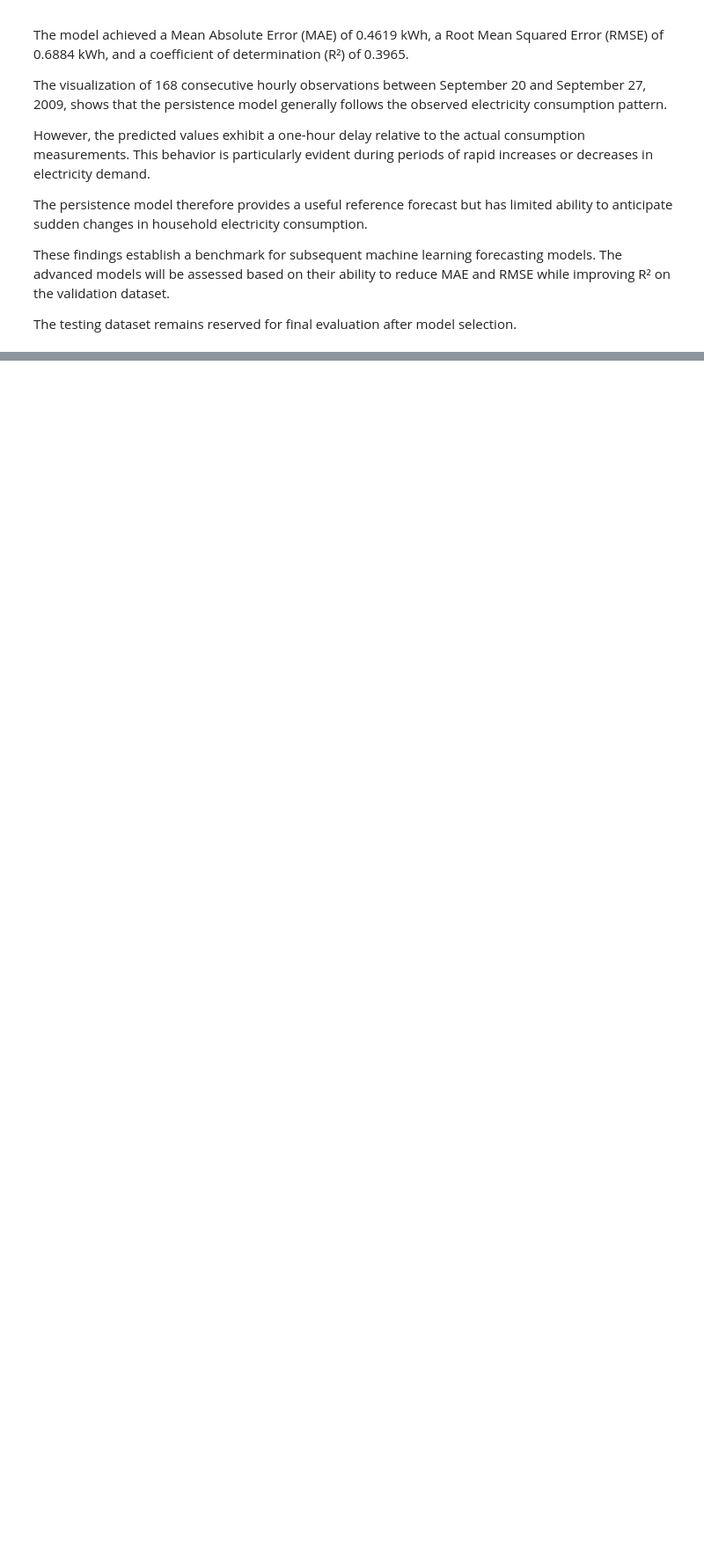
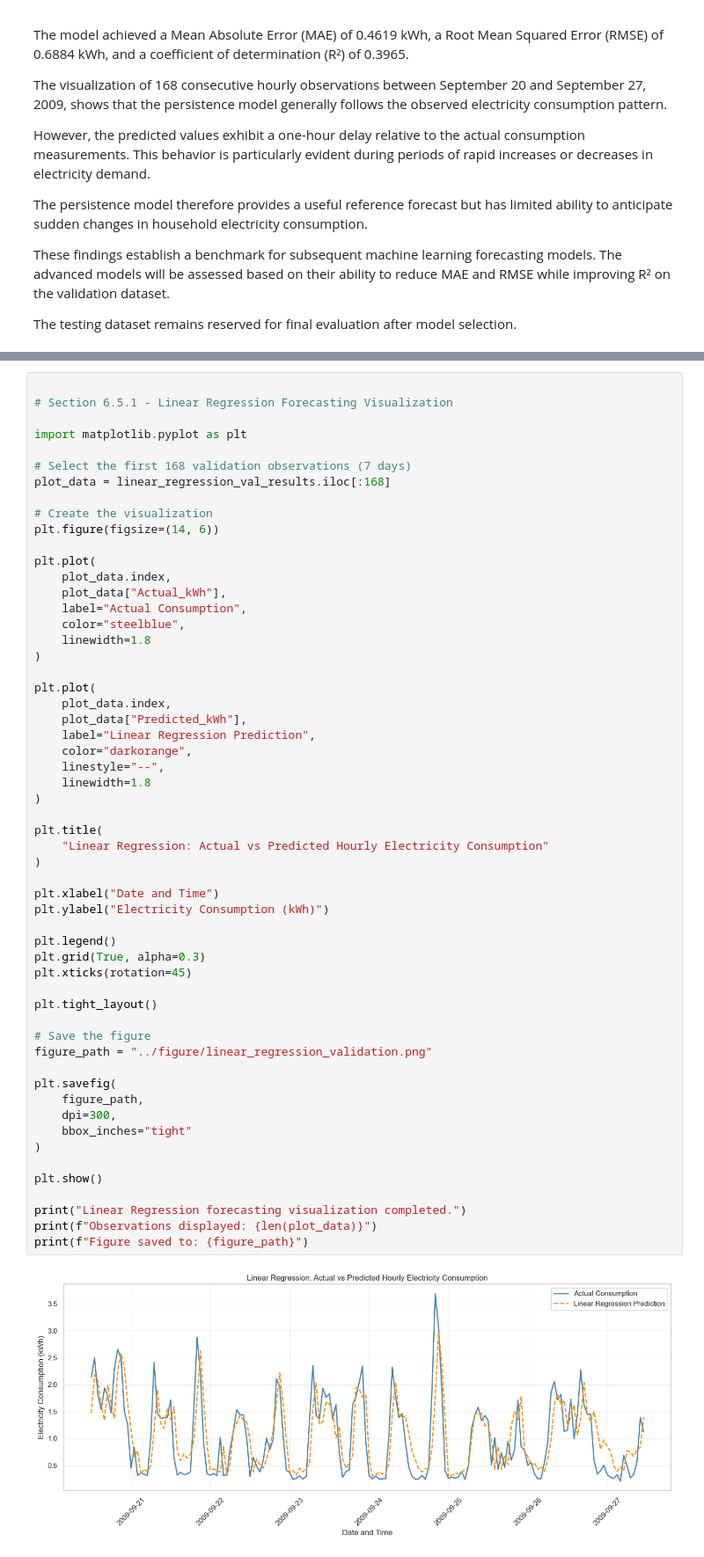
Before and after one commit to damisar/Household_Electricity_Consumption_Analysis_and_Forecasting, a Jupyter notebook: notebook/Household_Electricity_Consumption_Analysis_and_Forecasting.ipynb, the cells around one changed output, grey strips where cells are left out. Shown at 88% size. Drawn from its saved outputs; the diff is of its cells as text; blank space fills up the shorter version.

Commit message:
Complete persistence baseline and linear regression forecasting

```diff
--- a/notebook/Household_Electricity_Consumption_Analysis_and_Forecasting.ipynb
+++ b/notebook/Household_Electricity_Consumption_Analysis_and_Forecasting.ipynb
@@ -3967,0 +4184,58 @@ The testing dataset remains reserved for final evaluation after model selection.
+# %%
+
+# Section 6.5.1 - Linear Regression Forecasting Visualization
+
+import matplotlib.pyplot as plt
+
+# Select the first 168 validation observations (7 days)
+plot_data = linear_regression_val_results.iloc[:168]
+
+# Create the visualization
+plt.figure(figsize=(14, 6))
+
+plt.plot(
+    plot_data.index,
+    plot_data["Actual_kWh"],
+    label="Actual Consumption",
+    color="steelblue",
+    linewidth=1.8
+)
+
+plt.plot(
+    plot_data.index,
+    plot_data["Predicted_kWh"],
+    label="Linear Regression Prediction",
+    color="darkorange",
+    linestyle="--",
+    linewidth=1.8
+)
+
+plt.title(
+    "Linear Regression: Actual vs Predicted Hourly Electricity Consumption"
+)
+
+plt.xlabel("Date and Time")
+plt.ylabel("Electricity Consumption (kWh)")
+
+plt.legend()
+plt.grid(True, alpha=0.3)
+plt.xticks(rotation=45)
+
+plt.tight_layout()
+
+# Save the figure
+figure_path = "../figure/linear_regression_validation.png"
+
+plt.savefig(
+    figure_path,
+    dpi=300,
+    bbox_inches="tight"
+)
+
+plt.show()
+
+print("Linear Regression forecasting visualization completed.")
+print(f"Observations displayed: {len(plot_data)}")
+print(f"Figure saved to: {figure_path}")
+# %% [output]
+[figure, added]
```
Also changed, not shown: parts of 7 cells of this notebook, 1 other file.
